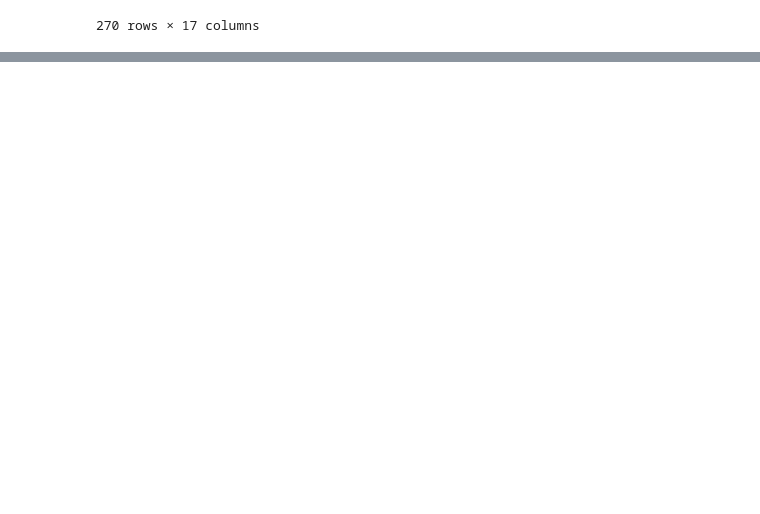
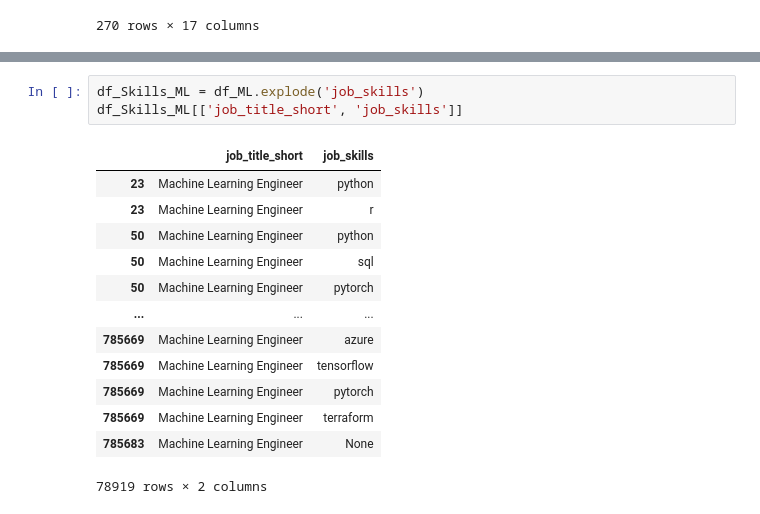
Before and after one commit to rajendrashrest111/python_data_project, a Jupyter notebook: 3_Project/2_Skil_Demand.ipynb, the cells around one changed output, grey strips where cells are left out. Cells and saved outputs as stored; diff of their text form; blank space fills up the shorter version.

```diff
--- a/3_Project/2_Skil_Demand.ipynb
+++ b/3_Project/2_Skil_Demand.ipynb
@@ -242,0 +226,17 @@ job_title = df
+# %%
+df_Skills_ML = df_ML.explode('job_skills')
+df_Skills_ML[['job_title_short', 'job_skills']]
+# %% [output]
+|  | job_title_short | job_skills |
+| 23 | Machine Learning Engineer | python |
+| 23 | Machine Learning Engineer | r |
+| 50 | Machine Learning Engineer | python |
+| 50 | Machine Learning Engineer | sql |
+| 50 | Machine Learning Engineer | pytorch |
+| ... | ... | ... |
+| 785669 | Machine Learning Engineer | azure |
+| 785669 | Machine Learning Engineer | tensorflow |
+| 785669 | Machine Learning Engineer | pytorch |
+| 785669 | Machine Learning Engineer | terraform |
+| 785683 | Machine Learning Engineer | None |
+78919 rows × 2 columns
```
Also changed, not shown: parts of 9 cells of this notebook, 2 other files.
